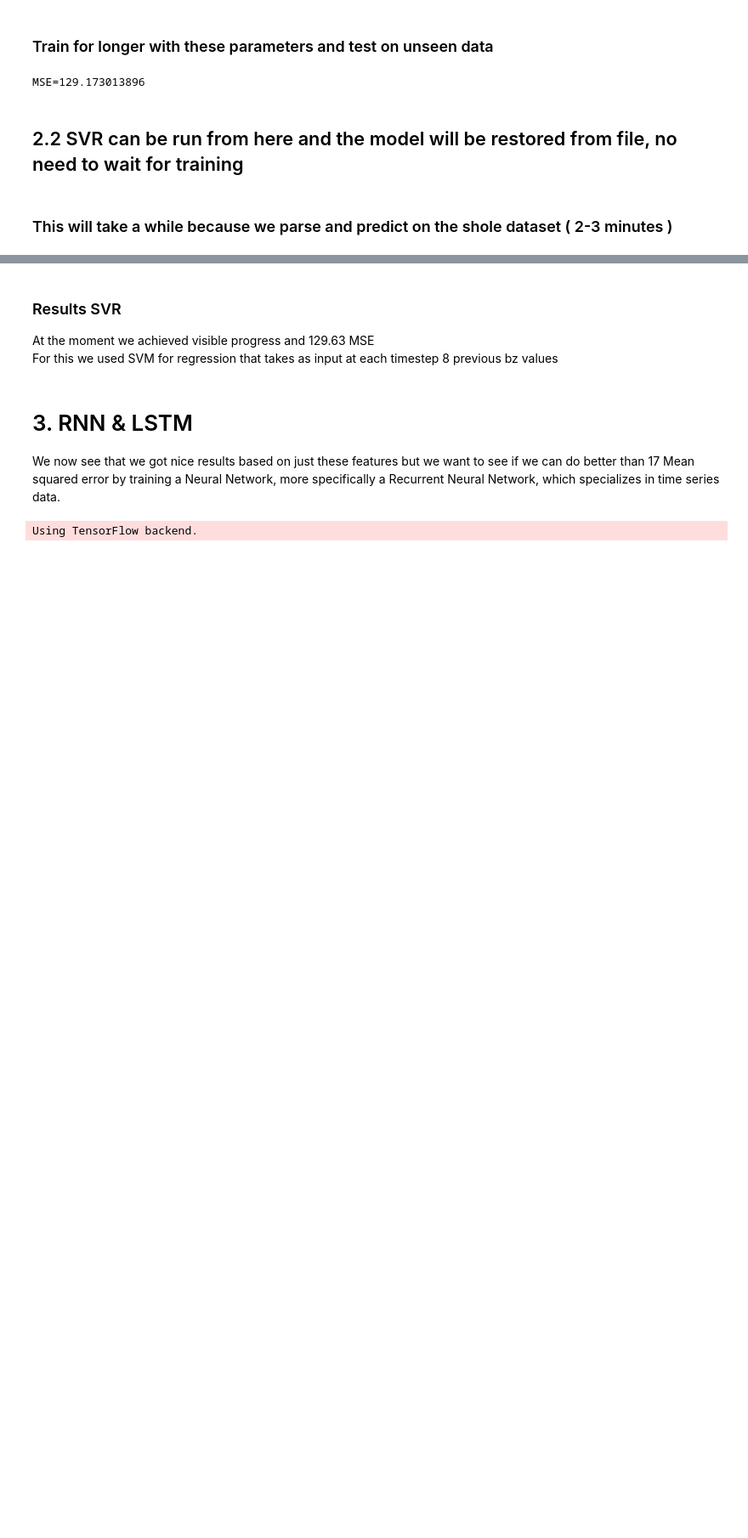
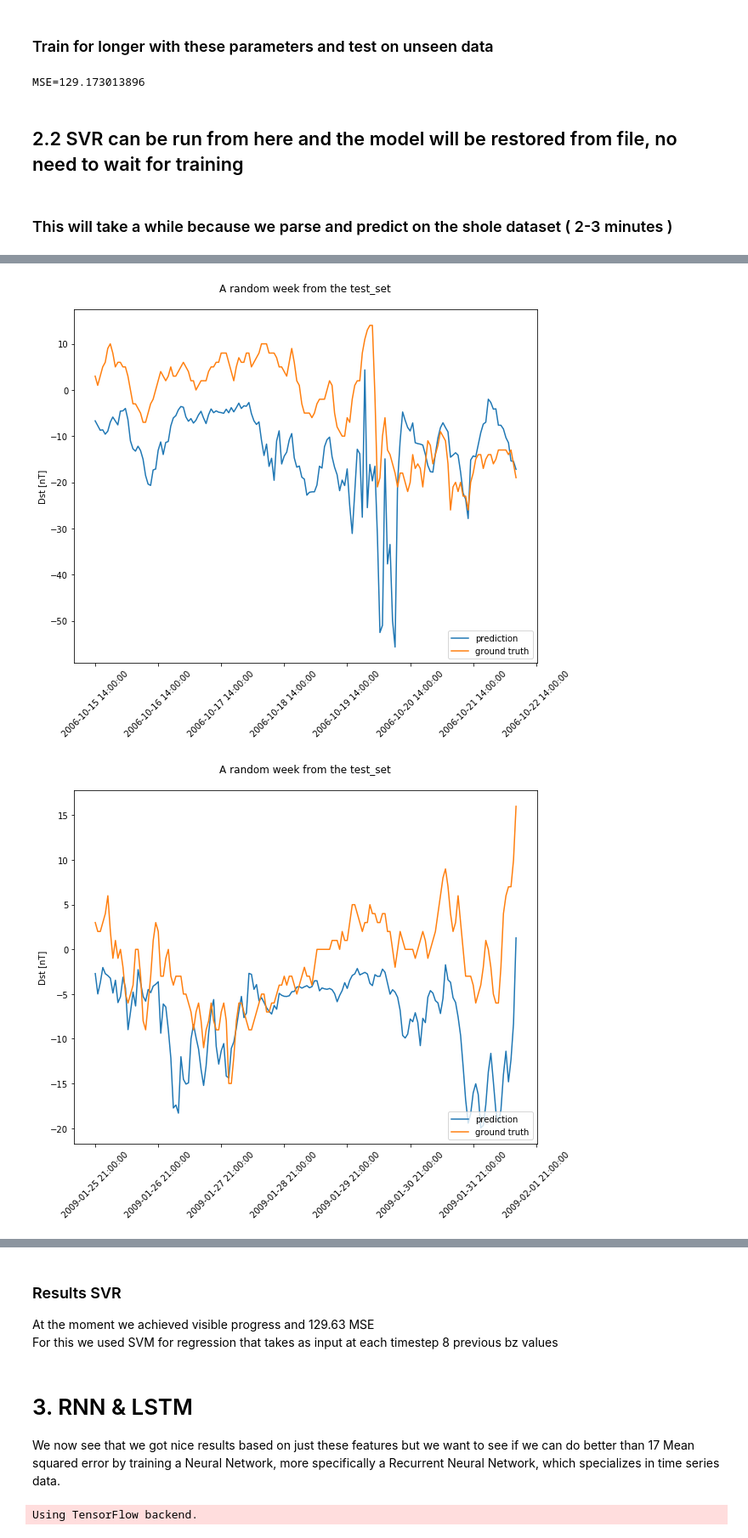
Before and after one commit to NichitaDiaconu/Correlation-and-modelling-of-space-signals, a Jupyter notebook: MAIN.ipynb, the cells around one changed output, grey strips where cells are left out. Shown at 85% size. Saved outputs shown, nothing was run; the diff lists cells and outputs as text; code cells hidden in the pictures; blank space fills up the shorter version.

```diff
--- a/MAIN.ipynb
+++ b/MAIN.ipynb
@@ -268,0 +332,6 @@ gt_, predictions_, mse_ = predict_model(model_, past_size_bz_, past_size_dst_, s
+# %%
+count_ = 0
+for i in range(len(gt_)):
+    if abs(gt_[i] - predictions_[i]) < 1:
+        count_ += 1
+print(count_/float(len(predictions_)))
@@ -268,0 +340,6 @@ gt_, predictions_, mse_ = predict_model(model_, past_size_bz_, past_size_dst_, s
+# %%
+count_ = 0
+for i in range(len(gt_[0:24*31])):
+    if abs(gt_[i] - predictions_[i]) < 1:
+        count_ += 1
+print(count_/float(len(predictions_[0:24*31])))
@@ -298,0 +408,10 @@ plot_data(predictions_[random_index:random_index+24*31], gt_[random_index:random
+# %%
+for i in range(3):
+    random_index = np.random.randint(0, len(predictions_)-7*24)
+    start_index = random_index
+    end_index = random_index + 7*24
+    plot_data(predictions_[start_index:end_index], gt_[start_index:end_index], 'A random week', bz_e_, start_index+test_start_idx_,end_index+test_start_idx_, overlap=True)
+    plt.savefig('./plots/SVM_only_Bz_random_week_test_set_'+str(i)+'.png')
+# %% [output]
+[figure, added]
+[figure, added]
```
Also changed, not shown: parts of 33 cells of this notebook, 24 other files.
